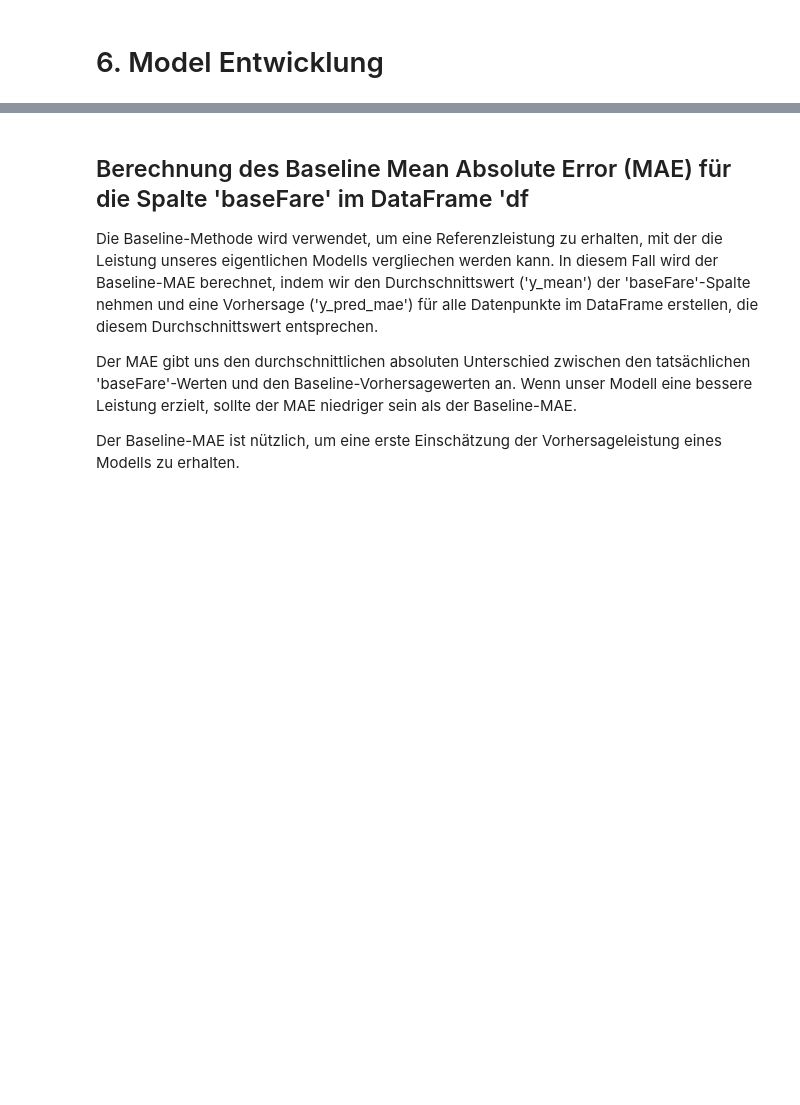
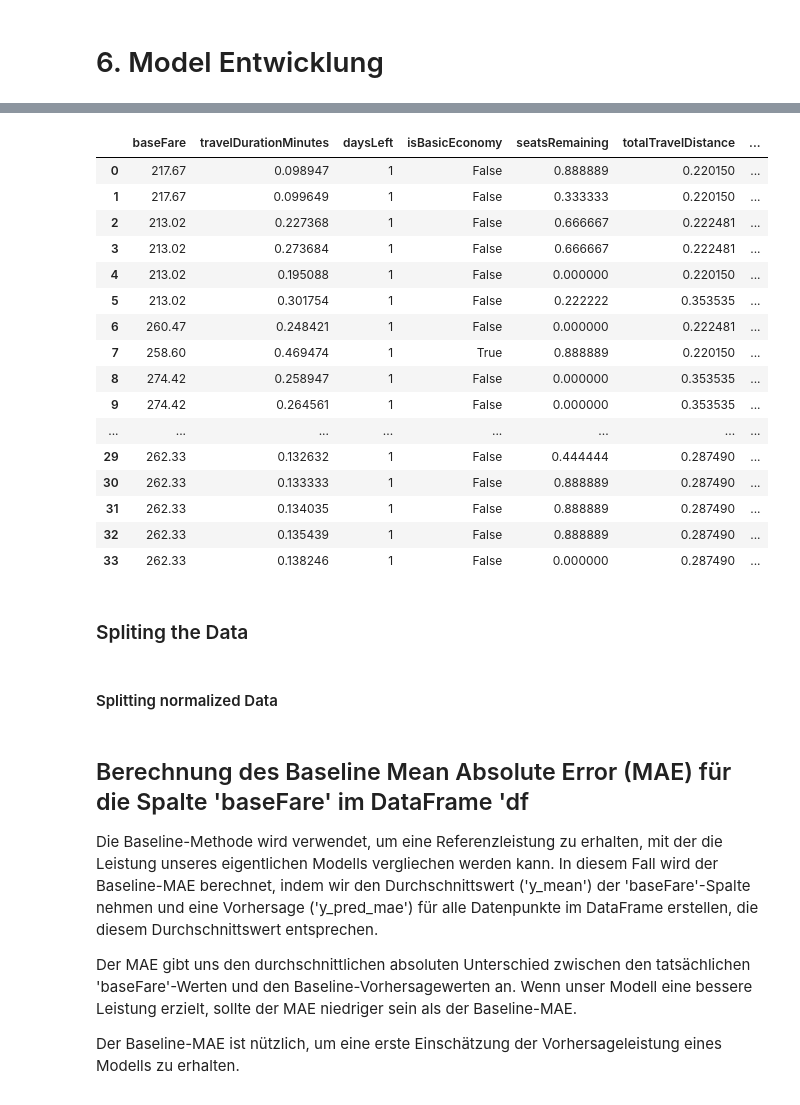
Before and after one commit to MarisaSo/learning_and_Soft, a Jupyter notebook: projekt_gruppe04.ipynb, the cells around one changed output, grey strips where cells are left out. Cells and saved outputs as stored; diff of their text form; code cells hidden in the pictures; blank space fills up the shorter version.

```diff
--- a/projekt_gruppe04.ipynb
+++ b/projekt_gruppe04.ipynb
@@ -947 +1108,4 @@ df=df_new
+# %%
+df_desired_columns= df_desired_columns.drop('searchDateDay_Sunday', axis=1)
+df_desired_columns= df_desired_columns.drop('flightDateDay_Saturday', axis=1)
 # %%
@@ -1090,3 +1165,38 @@ df = df_desired_columns
+# %%
+# Create a MinMaxScaler object
+scaler = MinMaxScaler()
+
+df_normalized = df_desired_columns
+
+# Specify the columns to normalize
+columns_to_normalize = ['travelDurationMinutes', 'seatsRemaining',	'totalTravelDistance',	'arrivalTime',
+                        'depatureTime',	'flightDay',	'flightMonth',	'searchDay',	'totalStops', 'startingAirport_Latitude',
+                        'startingAirport_Longitude',	'destinationAirport_Latitude', 'destinationAirport_Longitude']
+
+# Normalize the selected columns
+df_normalized[columns_to_normalize] = scaler.fit_transform(df_normalized[columns_to_normalize])
+
+df_normalized.head(30)
+# %% [output]
+|  | baseFare | travelDurationMinutes | daysLeft | isBasicEconomy | seatsRemaining | totalTravelDistance | ... |
+| 0 | 217.67 | 0.098947 | 1 | False | 0.888889 | 0.220150 | ... |
+| 1 | 217.67 | 0.099649 | 1 | False | 0.333333 | 0.220150 | ... |
+| 2 | 213.02 | 0.227368 | 1 | False | 0.666667 | 0.222481 | ... |
+| 3 | 213.02 | 0.273684 | 1 | False | 0.666667 | 0.222481 | ... |
+| 4 | 213.02 | 0.195088 | 1 | False | 0.000000 | 0.220150 | ... |
+| 5 | 213.02 | 0.301754 | 1 | False | 0.222222 | 0.353535 | ... |
+| 6 | 260.47 | 0.248421 | 1 | False | 0.000000 | 0.222481 | ... |
+| 7 | 258.60 | 0.469474 | 1 | True | 0.888889 | 0.220150 | ... |
+| 8 | 274.42 | 0.258947 | 1 | False | 0.000000 | 0.353535 | ... |
+| 9 | 274.42 | 0.264561 | 1 | False | 0.000000 | 0.353535 | ... |
+| ... | ... | ... | ... | ... | ... | ... | ... |
+| 29 | 262.33 | 0.132632 | 1 | False | 0.444444 | 0.287490 | ... |
+| 30 | 262.33 | 0.133333 | 1 | False | 0.888889 | 0.287490 | ... |
+| 31 | 262.33 | 0.134035 | 1 | False | 0.888889 | 0.287490 | ... |
+| 32 | 262.33 | 0.135439 | 1 | False | 0.888889 | 0.287490 | ... |
+| 33 | 262.33 | 0.138246 | 1 | False | 0.000000 | 0.287490 | ... |
+# %% [markdown]
+### Spliting the Data
 # %%
 X = df.drop(columns= "baseFare")
 y = df["baseFare"]
@@ -1095,2 +1205,4 @@ from sklearn.model_selection import train_test_split
 # Daten in Trainings- und Testdaten aufteilen
 X_train, X_test, y_train, y_test = train_test_split(X, y, test_size=0.2, random_state=42)
+# %% [markdown]
+#### Splitting normalized Data
```
Also changed, not shown: parts of 106 cells of this notebook.
